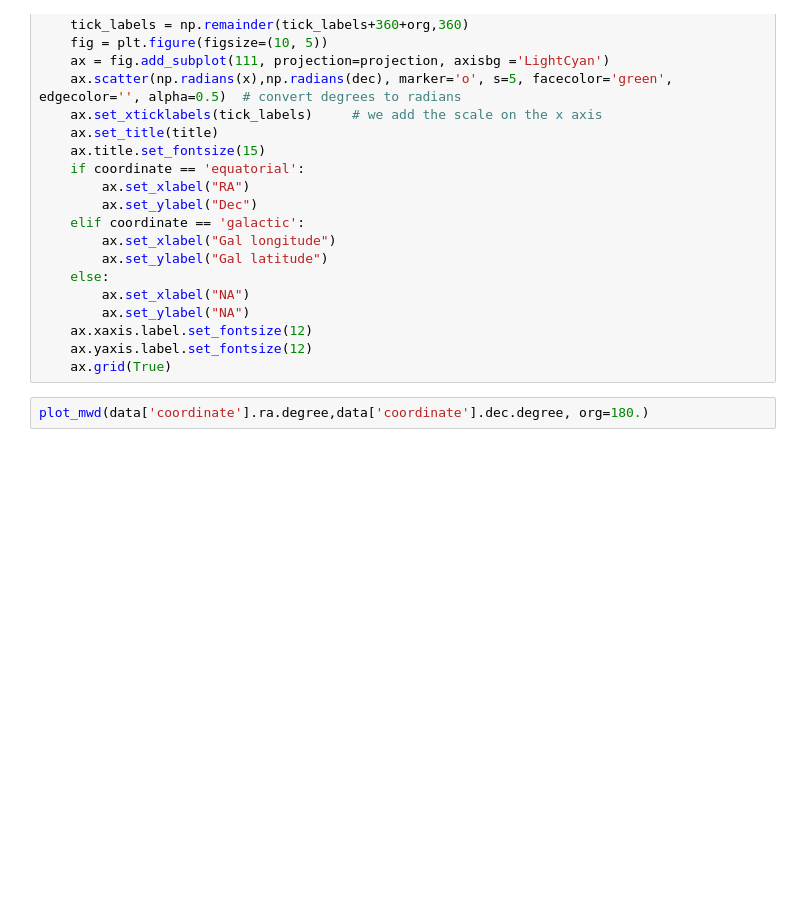
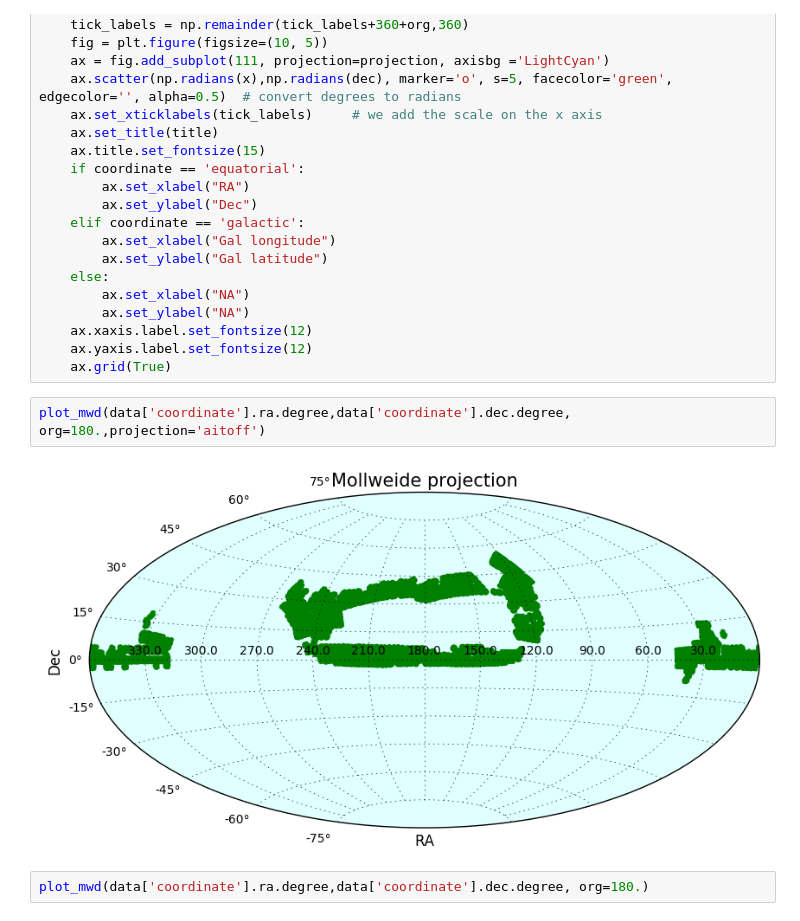
Before and after one commit to pucdata/pythonclub, a Jupyter notebook: sessions/05-astropy/Astropy Explored.ipynb, the cells around one changed output. Drawn from its saved outputs; the diff is of its cells as text; blank space fills up the shorter version.

```diff
--- a/sessions/05-astropy/Astropy Explored.ipynb
+++ b/sessions/05-astropy/Astropy Explored.ipynb
@@ -208,6 +271,10 @@ def plot_mwd(ra,dec,org=0,title='Mollweide projection', projection='mollweide',
     ax.xaxis.label.set_fontsize(12)
     ax.yaxis.label.set_fontsize(12)
     ax.grid(True)
+# %%
+plot_mwd(data['coordinate'].ra.degree,data['coordinate'].dec.degree, org=180.,projection='aitoff')
+# %% [output]
+[figure, added]
 # %%
 plot_mwd(data['coordinate'].ra.degree,data['coordinate'].dec.degree, org=180.)
 # %% [output]
```
Also changed, not shown: parts of 12 cells of this notebook.
